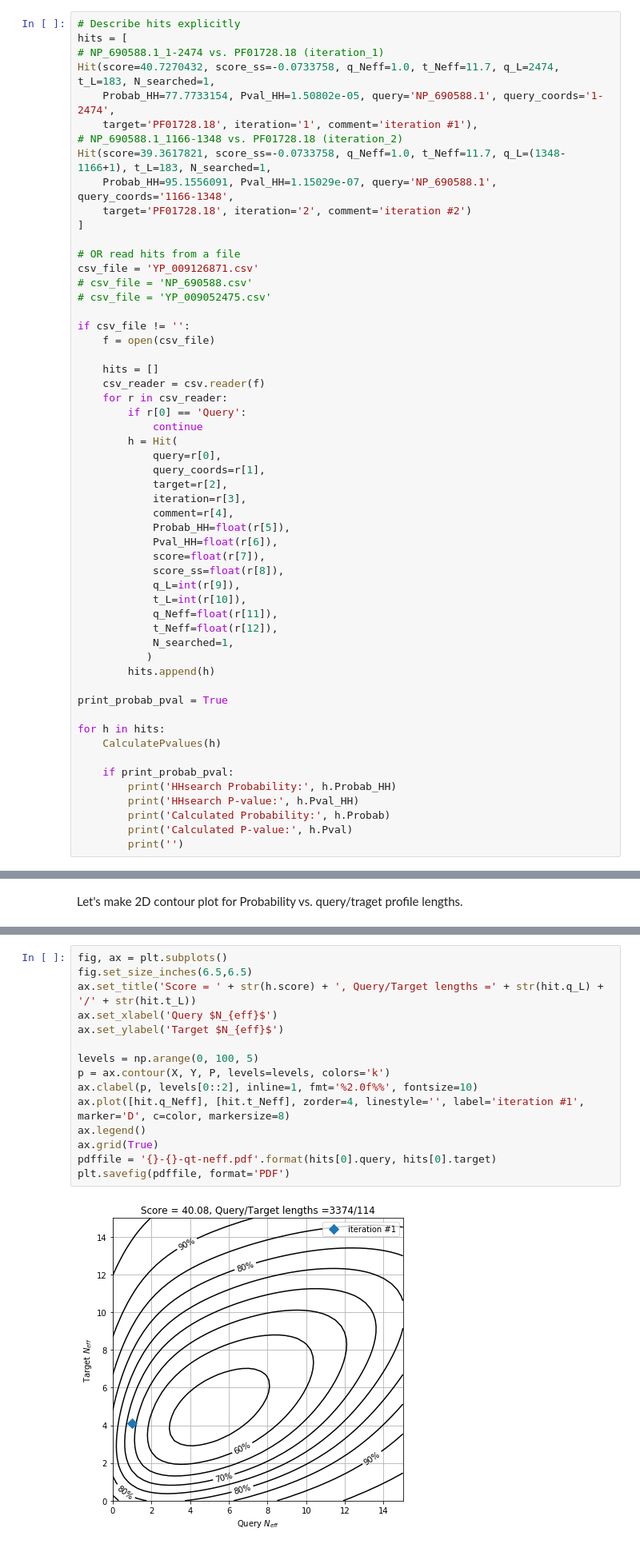
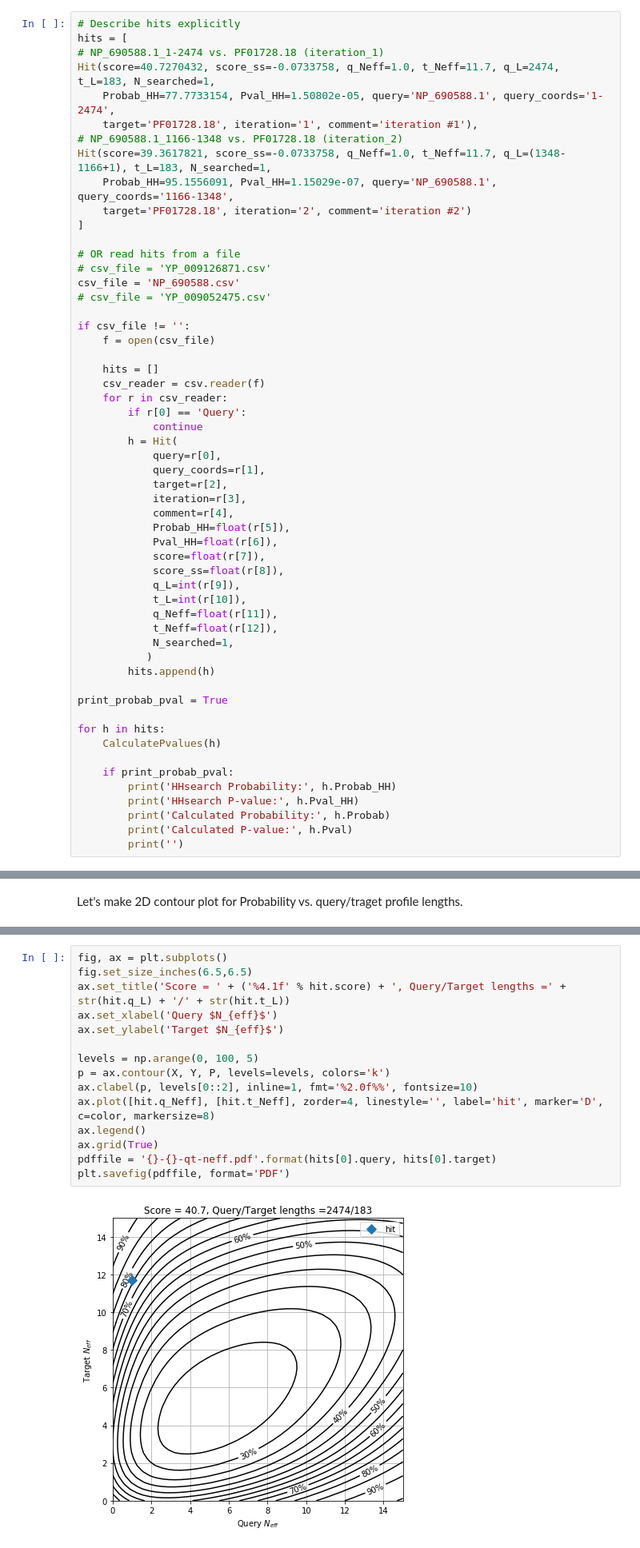
Before and after one commit to Gorbalenya-Lab/hh-suite-notebooks, a Jupyter notebook: test_score.ipynb, the cells around one changed output, grey strips where cells are left out. Shown at 80% size. Saved outputs shown, nothing was run; the diff lists cells and outputs as text.

Commit message:
fix *-qt-* titles

```diff
--- a/test_score.ipynb
+++ b/test_score.ipynb
@@ -152,8 +152,8 @@ Hit(score=39.3617821, score_ss=-0.0733758, q_Neff=1.0, t_Neff=11.7, q_L=(1348-11
 ]
 
 # OR read hits from a file
-csv_file = 'YP_009126871.csv'
-# csv_file = 'NP_690588.csv'
+# csv_file = 'YP_009126871.csv'
+csv_file = 'NP_690588.csv'
 # csv_file = 'YP_009052475.csv'
 
 if csv_file != '':
@@ -375,20 +375,20 @@ testNeff(P, getProbabNeff, h)
 # %%
 fig, ax = plt.subplots()
 fig.set_size_inches(6.5,6.5)
-ax.set_title('Score = ' + str(h.score) + ', Query/Target lengths =' + str(hit.q_L) + '/' + str(hit.t_L))
+ax.set_title('Score = ' + ('%4.1f' % hit.score) + ', Query/Target lengths =' + str(hit.q_L) + '/' + str(hit.t_L))
 ax.set_xlabel('Query $N_{eff}$')
 ax.set_ylabel('Target $N_{eff}$')
 
 levels = np.arange(0, 100, 5)
 p = ax.contour(X, Y, P, levels=levels, colors='k')
 ax.clabel(p, levels[0::2], inline=1, fmt='%2.0f%%', fontsize=10)
-ax.plot([hit.q_Neff], [hit.t_Neff], zorder=4, linestyle='', label='iteration #1', marker='D', c=color, markersize=8)
+ax.plot([hit.q_Neff], [hit.t_Neff], zorder=4, linestyle='', label='hit', marker='D', c=color, markersize=8)
 ax.legend()
 ax.grid(True)
 pdffile = '{}-{}-qt-neff.pdf'.format(hits[0].query, hits[0].target)
 plt.savefig(pdffile, format='PDF')
 # %% [output]
-[figure, old version]
+[figure, new version]
 # %% [markdown]
 ### Min. query length that generates Probability = 95% for a given score
 # %% [markdown]
```
Also changed, not shown: parts of 3 cells of this notebook, 7 other files.
